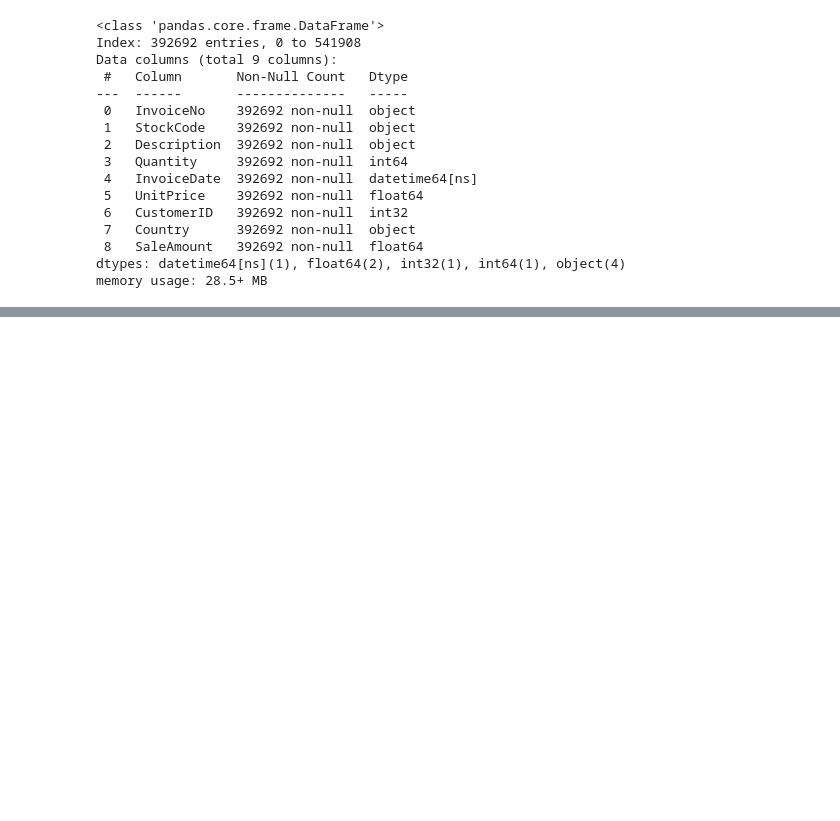
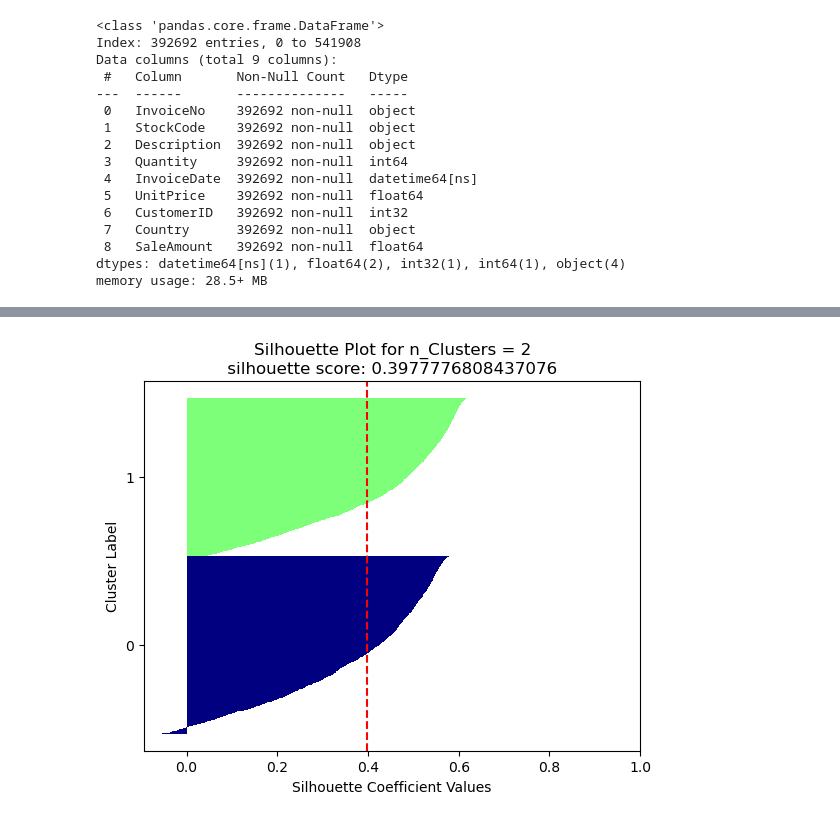
Before and after one commit to LEENYAMNYAM/AIDevelope, a Jupyter notebook: 비지도학습.ipynb, the cells around one changed output, grey strips where cells are left out. Saved outputs shown, nothing was run; the diff lists cells and outputs as text; code cells hidden in the pictures; blank space fills up the shorter version.

```diff
--- a/비지도학습.ipynb
+++ b/비지도학습.ipynb
@@ -207,0 +309,5 @@ aggregation = {
+# %%
+kmeans = KMeans(n_clusters=4, random_state=0)
+y_label = kmeans.fit_predict(x_features_scaled)
+customer_df['Cluster'] = y_label
+customer_df
@@ -207,0 +342,39 @@ aggregation = {
+# %%
+from matplotlib import pyplot as plt
+import seaborn as sns
+
+def silhouetteViz(n_clusters, x_features):
+    kmeans = KMeans(n_clusters=n_clusters, random_state=0)
+    y_label = kmeans.fit_predict(x_features)
+
+    silhouette_values = silhouette_samples(x_features, y_label, metric='euclidean')
+
+    y_ax_lower, y_ax_upper = 0, 0
+    y_ticks = []
+
+    for i in range(n_clusters):
+        cluster_silhouettes = silhouette_values[y_label == i] #y_label이 i 인 데이터의 실루엣 값만 가져옴
+        cluster_silhouettes.sort() # 실루엣 값 정렬
+
+        y_ax_upper += len(cluster_silhouettes)
+        color = plt.cm.jet(float(i)/ n_clusters) # 색상 설정(0~1 사이의 값으로 색상 맵에서 색상을 가져옴)
+
+        plt.barh(range(y_ax_lower, y_ax_upper), cluster_silhouettes, height=1.0, edgecolor='none', color=color)
+
+        y_ticks.append((y_ax_lower + y_ax_upper) / 2)
+
+        y_ax_lower += len(cluster_silhouettes)
+
+    silhouette_avg = np.mean(silhouette_values) #전체 실루엣 값의 평균
+    plt.axvline(silhouette_avg, color='red', linestyle='--') # 평균 실루엣 값 선으로 표시
+
+    plt.title('Silhouette Plot for n_Clusters = {}\n silhouette score: {} '.format(n_clusters, silhouette_avg))
+    plt.xlabel('Silhouette Coefficient Values')
+    plt.xticks([0, 0.2, 0.4, 0.6, 0.8, 1])
+    plt.yticks(y_ticks, range(n_clusters))
+    plt.ylabel('Cluster Label')
+    plt.show()
+# %%
+silhouetteViz(2, x_features_scaled)
+# %% [output]
+[figure, added]
```
Also changed, not shown: parts of 16 cells of this notebook.
